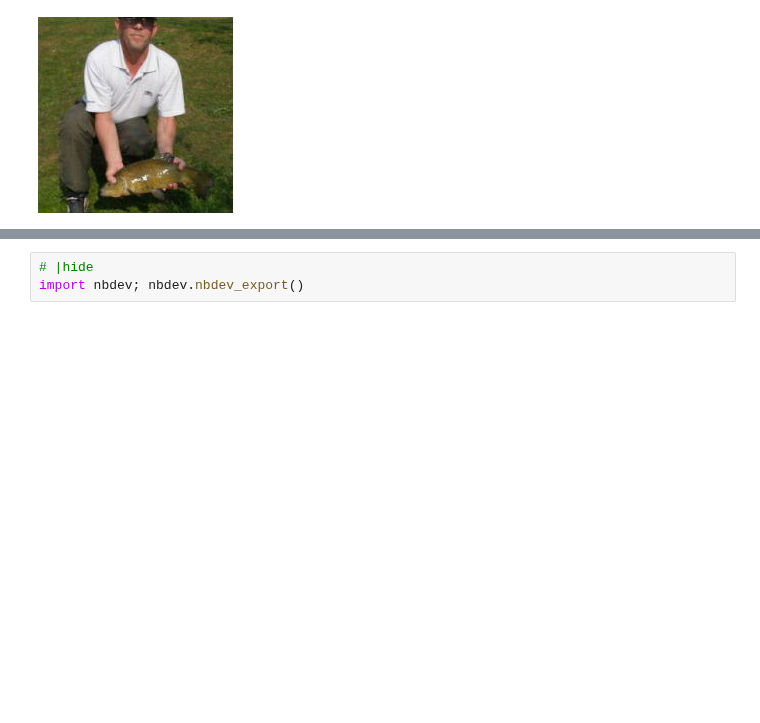
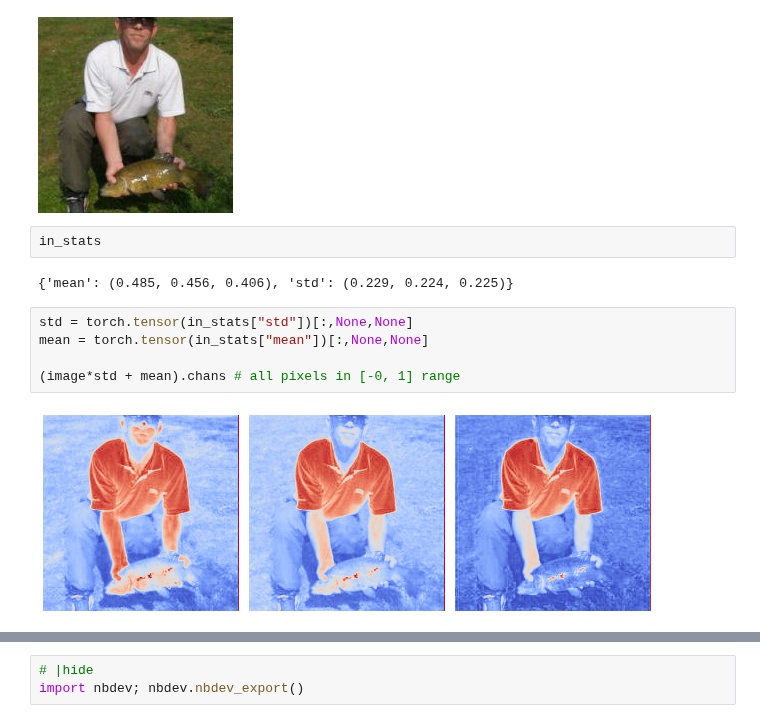
Before and after one commit to xl0/lovely-tensors, a Jupyter notebook: nbs/10_patch.ipynb, the cells around one changed output, grey strips where cells are left out. Cells and saved outputs as stored; diff of their text form; blank space fills up the shorter version.

```diff
--- a/nbs/10_patch.ipynb
+++ b/nbs/10_patch.ipynb
@@ -107,3 +112,14 @@ image.rgb
 image.rgb(in_stats)
 # %% [output]
 [figure]
+# %%
+in_stats
+# %% [output]
+{'mean': (0.485, 0.456, 0.406), 'std': (0.229, 0.224, 0.225)}
+# %%
+std = torch.tensor(in_stats["std"])[:,None,None]
+mean = torch.tensor(in_stats["mean"])[:,None,None]
+
+(image*std + mean).chans # all pixels in [-0, 1] range
+# %% [output]
+[figure, added]
```
Also changed, not shown: parts of 7 cells of this notebook, 16 other files.
